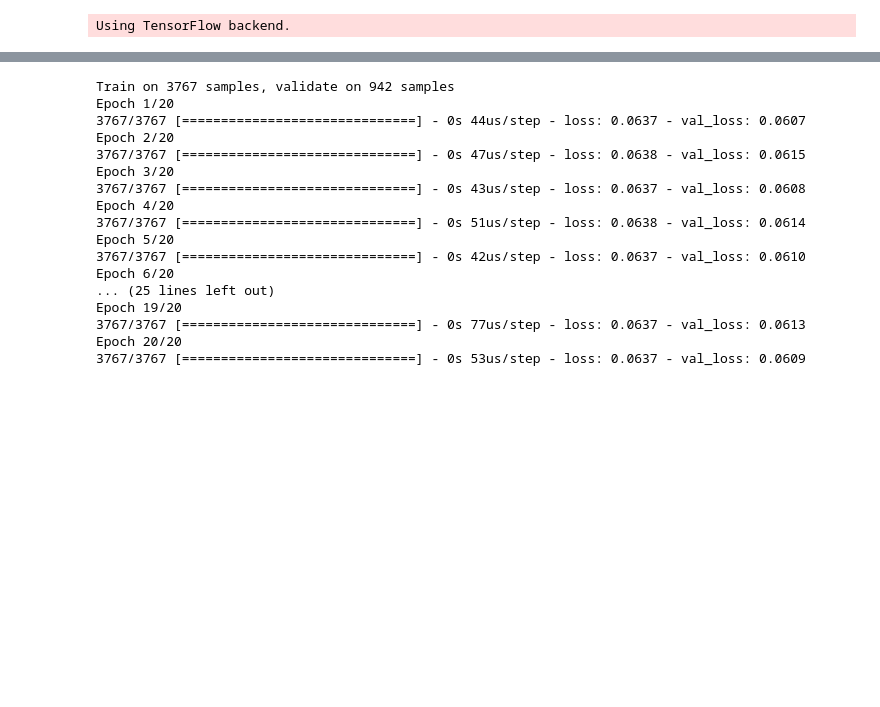
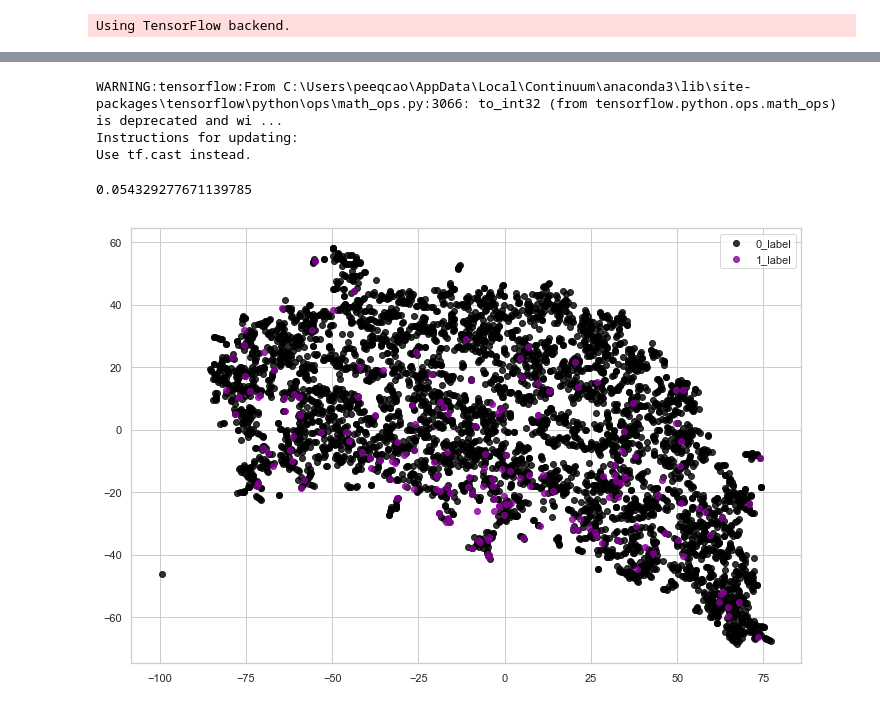
Before and after one commit to superchee/Files, a Jupyter notebook: Auto_encoding_3_24.ipynb, the cells around one changed output, grey strips where cells are left out. Cells and saved outputs as stored; diff of their text form; code cells hidden in the pictures; blank space fills up the shorter version.

```diff
--- a/Auto_encoding_3_24.ipynb
+++ b/Auto_encoding_3_24.ipynb
@@ -116,25 +116,13 @@ x_scale = preprocessing.MinMaxScaler().fit_transform(x)
 x_normal, x_bankrupt = x_scale[y==0], x_scale[y == 1]
 # %%
 autoencoder.fit(x_normal, x_normal, epochs = 20,
-                shuffle = True, validation_split = 0.20);
+                shuffle = True, validation_split = 0.20, verbose=0);
+autoencoder.history.history['loss'][19]
 # %% [output]
-Train on 3767 samples, validate on 942 samples
-Epoch 1/20
-3767/3767 [==============================] - 0s 44us/step - loss: 0.0637 - val_loss: 0.0607
-Epoch 2/20
-3767/3767 [==============================] - 0s 47us/step - loss: 0.0638 - val_loss: 0.0615
-Epoch 3/20
-3767/3767 [==============================] - 0s 43us/step - loss: 0.0637 - val_loss: 0.0608
-Epoch 4/20
-3767/3767 [==============================] - 0s 51us/step - loss: 0.0638 - val_loss: 0.0614
-Epoch 5/20
-3767/3767 [==============================] - 0s 42us/step - loss: 0.0637 - val_loss: 0.0610
-Epoch 6/20
-... (25 lines left out)
-Epoch 19/20
-3767/3767 [==============================] - 0s 77us/step - loss: 0.0637 - val_loss: 0.0613
-Epoch 20/20
-3767/3767 [==============================] - 0s 53us/step - loss: 0.0637 - val_loss: 0.0609
+WARNING:tensorflow:From C:\Users\peeqcao\AppData\Local\Continuum\anaconda3\lib\site-packages\tensorflow\python\ops\math_ops.py:3066: to_int32 (from tensorflow.python.ops.math_ops) is deprecated and wi ...
+Instructions for updating:
+Use tf.cast instead.
+0.054329277671139785
 # %%
 hidden_representation = Sequential()
 hidden_representation.add(autoencoder.layers[0])
@@ -142,6 +130,10 @@ hidden_representation.add(autoencoder.layers[1])
 hidden_representation.add(autoencoder.layers[2])
 # %%
 #autoencoder.save('3_24_47.h5')
+# %%
+tsne_plot(x_scale, y, "label_original.png")
+# %% [output]
+[figure, added]
 # %%
 norm_hid_rep = hidden_representation.predict(x_normal)
 bankrupt_hid_rep = hidden_representation.predict(x_bankrupt)
```
Also changed, not shown: parts of 13 cells of this notebook, 2 other files.
